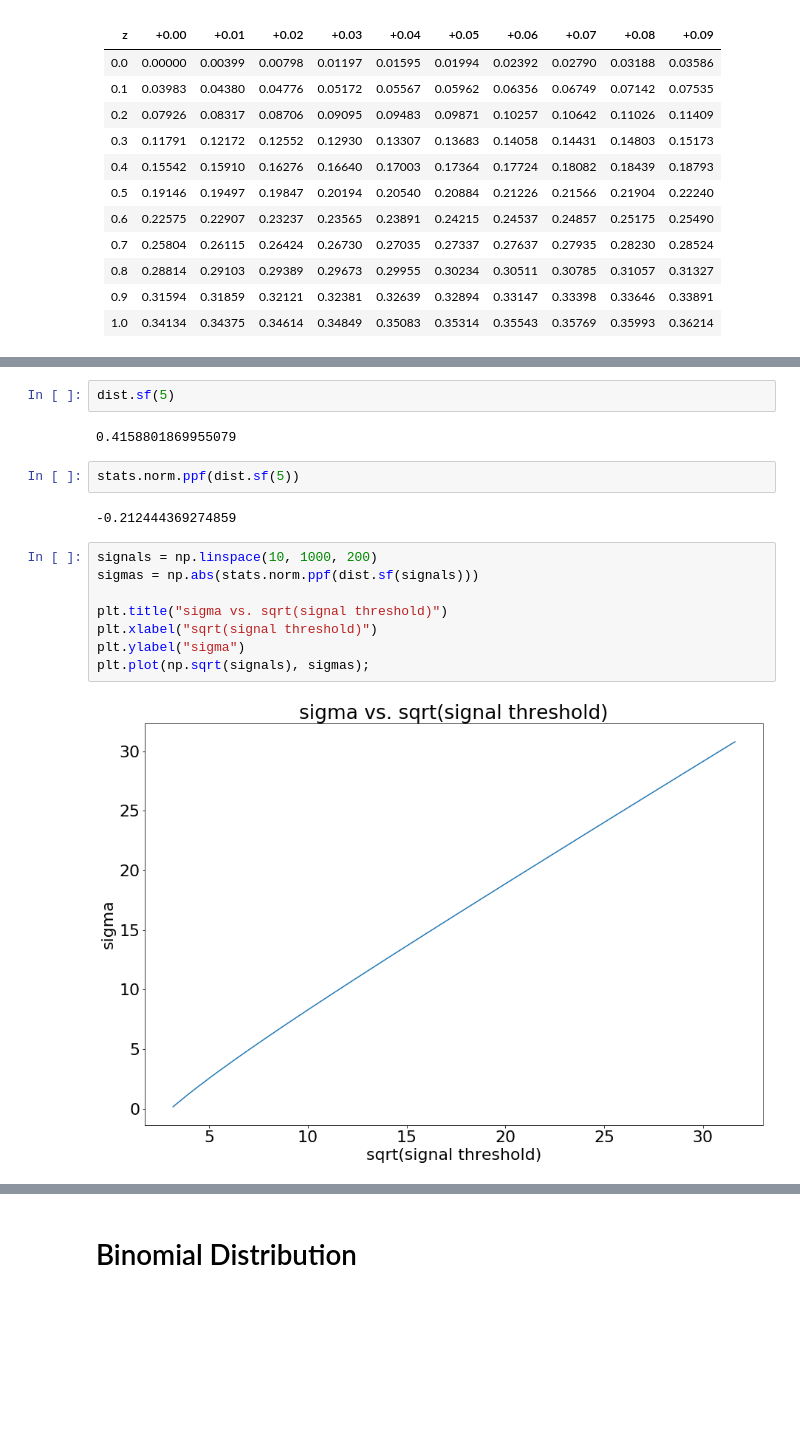
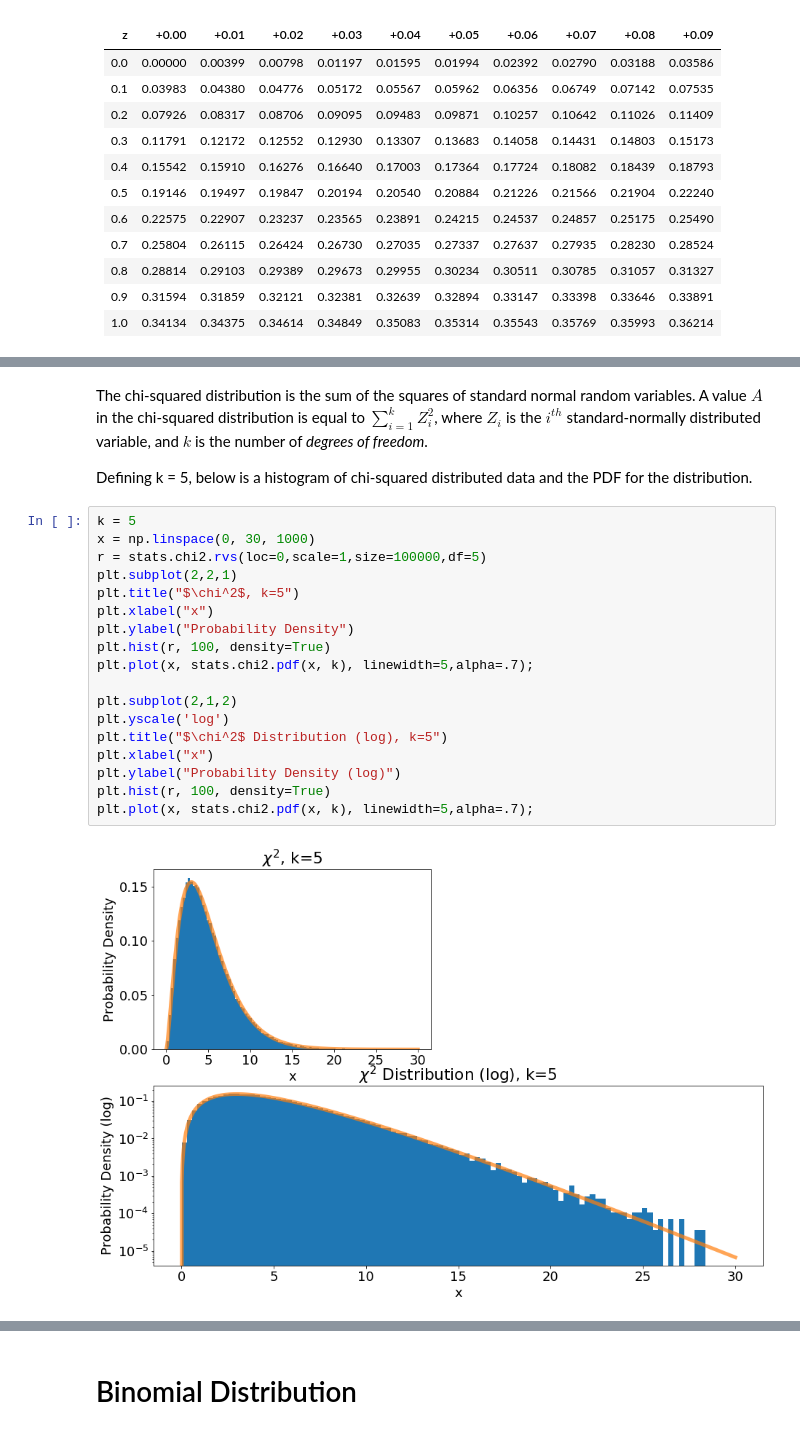
Before and after one commit to noahkim4648/Phys-434-Portfolio, a Jupyter notebook: Lab1/Lab1.ipynb, the cells around one changed output, grey strips where cells are left out. Drawn from its saved outputs; the diff is of its cells as text; blank space fills up the shorter version.

```diff
--- a/Lab1/Lab1.ipynb
+++ b/Lab1/Lab1.ipynb
@@ -83,18 +56,24 @@ plt.plot(x, dist.pdf(x), linewidth = 8, alpha = 0.7);
-# %%
-dist.sf(5)
-# %% [output]
-0.4158801869955079
-# %%
-stats.norm.ppf(dist.sf(5))
-# %% [output]
--0.212444369274859
-# %%
-signals = np.linspace(10, 1000, 200)
-sigmas = np.abs(stats.norm.ppf(dist.sf(signals)))
-
-plt.title("sigma vs. sqrt(signal threshold)")
-plt.xlabel("sqrt(signal threshold)")
-plt.ylabel("sigma")
-plt.plot(np.sqrt(signals), sigmas);
-# %% [output]
-[figure, removed]
+# %% [markdown]
+The chi-squared distribution is the sum of the squares of standard normal random variables. A value $A$ in the chi-squared distribution is equal to $\sum\limits_{i=1}^{k} Z_i^2$, where $Z_i$ is the $i^{th}$ standard-normally distributed variable, and $k$ is the number of _degrees of freedom_.
+
+Defining k = 5, below is a histogram of chi-squared distributed data and the PDF for the distribution.
+# %%
+k = 5
+x = np.linspace(0, 30, 1000)
+r = stats.chi2.rvs(loc=0,scale=1,size=100000,df=5)
+plt.subplot(2,2,1)
+plt.title("$\chi^2$, k=5")
+plt.xlabel("x")
+plt.ylabel("Probability Density")
+plt.hist(r, 100, density=True)
+plt.plot(x, stats.chi2.pdf(x, k), linewidth=5,alpha=.7);
+
+plt.subplot(2,1,2)
+plt.yscale('log')
+plt.title("$\chi^2$ Distribution (log), k=5")
+plt.xlabel("x")
+plt.ylabel("Probability Density (log)")
+plt.hist(r, 100, density=True)
+plt.plot(x, stats.chi2.pdf(x, k), linewidth=5,alpha=.7);
+# %% [output]
+[figure, added]
```
Also changed, not shown: parts of 42 cells of this notebook.
